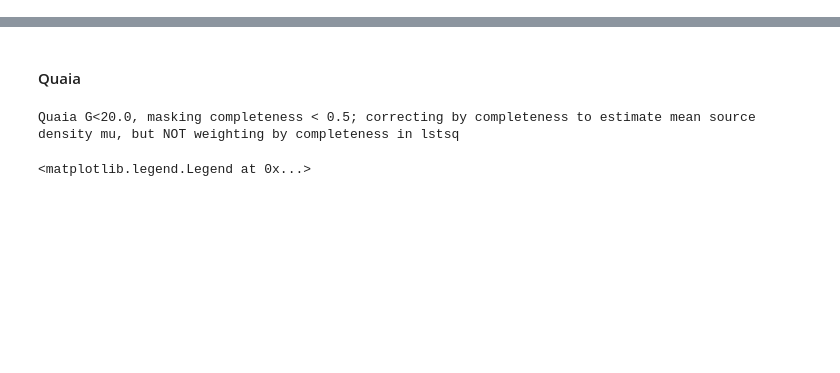
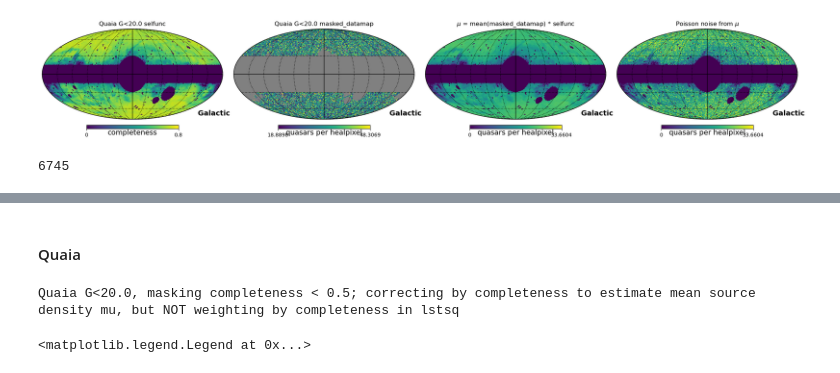
Before and after one commit to abbyw24/lss-dipoles, a Jupyter notebook: notebooks/2024-05-20_Cells_shot_noise.ipynb, the cells around one changed output, grey strips where cells are left out. Drawn from its saved outputs; the diff is of its cells as text; code cells hidden in the pictures; blank space fills up the shorter version.

```diff
--- a/notebooks/2024-05-20_Cells_shot_noise.ipynb
+++ b/notebooks/2024-05-20_Cells_shot_noise.ipynb
@@ -27,0 +84,22 @@ def D(C_1):
+# %%
+# test each function on the same map realization
+fig = plt.figure(figsize=(21,3))
+hp.mollview(selfunc, sub=(1,4,1), coord=['C','G'], title=r'Quaia G<20.0 selfunc', fig=fig, cmap='viridis',
+            min=0, max=0.8, unit='completeness')
+mean, std = np.nanmean(masked_datamap), np.nanstd(masked_datamap)
+hp.mollview(masked_datamap, sub=(1,4,2), coord=['C','G'], title=r'Quaia G<20.0 masked_datamap', fig=fig, cmap='viridis',
+            min=np.max([0, mean-2*std]), max=mean+2*std, unit='quasars per healpixel')
+mean, std = np.nanmean(mu), np.nanstd(mu)
+hp.mollview(mu, sub=(1,4,3), coord=['C','G'], title=r'$\mu$ = mean(masked_datamap) * selfunc', fig=fig, cmap='viridis',
+            min=np.max([0,mean-2*std]), max=mean+2*std, unit='quasars per healpixel')
+noise = tools.generate_noise_map(mu, nside)
+hp.mollview(noise, sub=(1,4,4), coord=['C','G'], title=r'Poisson noise from $\mu$', fig=fig, cmap='viridis',
+           min=0, max=mean+2*std, unit='quasars per healpixel')
+hp.graticule()
+# %% [output]
+[figure, added]
+# %%
+cutmask = (selfunc == 0)
+sum(cutmask)
+# %% [output]
+6745
```
Also changed, not shown: parts of 45 cells of this notebook, 1 other file.
